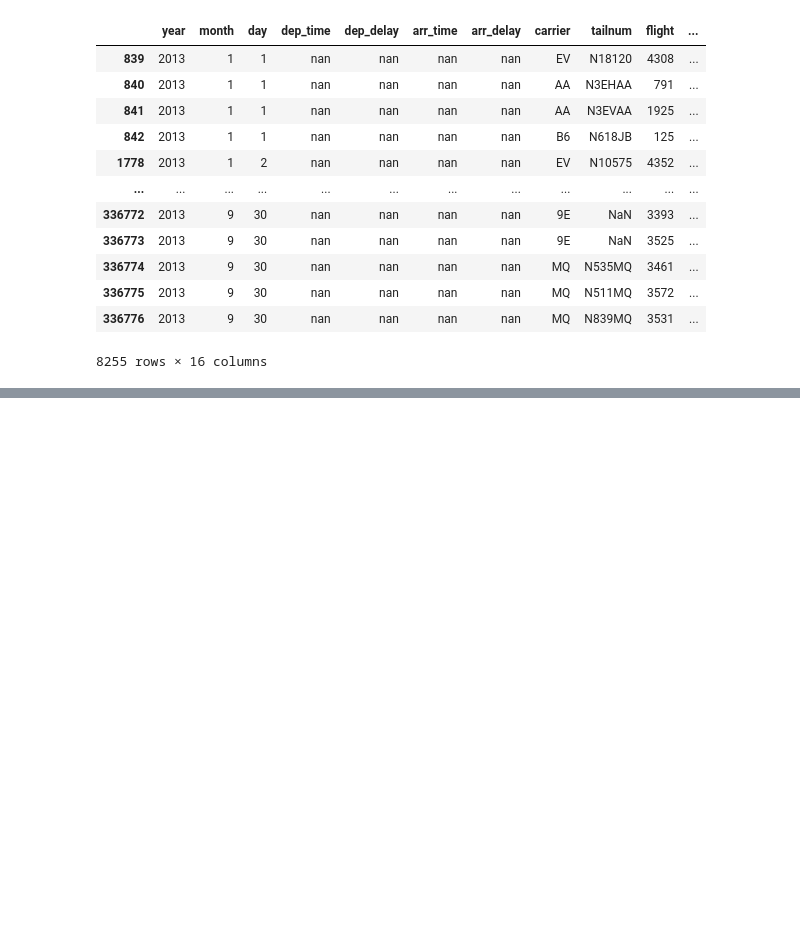
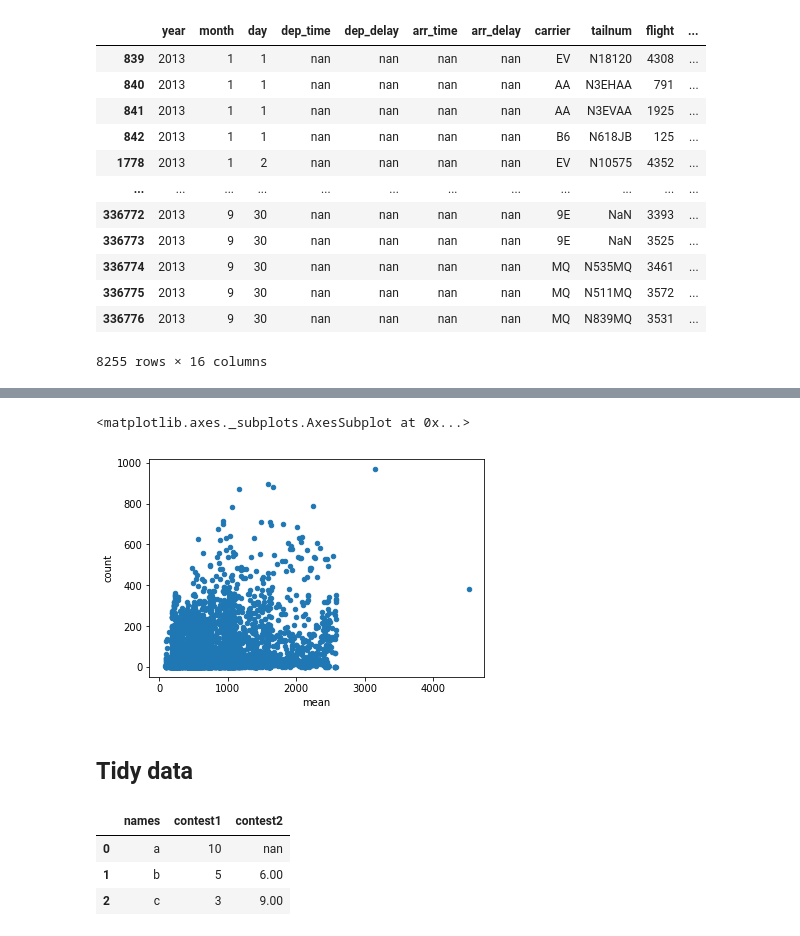
Before and after one commit to sushtend/100-days-of-ml-code, a Jupyter notebook: code/ml/pandas/Pandas head() to tail() (Beginner) | SciPy 2018 Tutorial.ipynb, the cells around one changed output, grey strips where cells are left out. Drawn from its saved outputs; the diff is of its cells as text; code cells hidden in the pictures; blank space fills up the shorter version.

```diff
--- a/code/ml/pandas/Pandas head() to tail() (Beginner) | SciPy 2018 Tutorial.ipynb
+++ b/code/ml/pandas/Pandas head() to tail() (Beginner) | SciPy 2018 Tutorial.ipynb
@@ -253,0 +474,11 @@ flights[flights.dep_time.isnull()]
+# %%
+(flights
+ .groupby("flight")["distance"]
+ .agg(["mean","count"])
+ .plot
+ .scatter(x="mean",y="count"))
+# %% [output]
+<matplotlib.axes._subplots.AxesSubplot at 0x...>
+[figure, added]
+# %% [markdown]
+## Tidy data
@@ -253,0 +493,7 @@ flights[flights.dep_time.isnull()]
+# %%
+pies
+# %% [output]
+|  | names | contest1 | contest2 |
+| 0 | a | 10 | nan |
+| 1 | b | 5 | 6.00 |
+| 2 | c | 3 | 9.00 |
```
Also changed, not shown: parts of 46 cells of this notebook.
